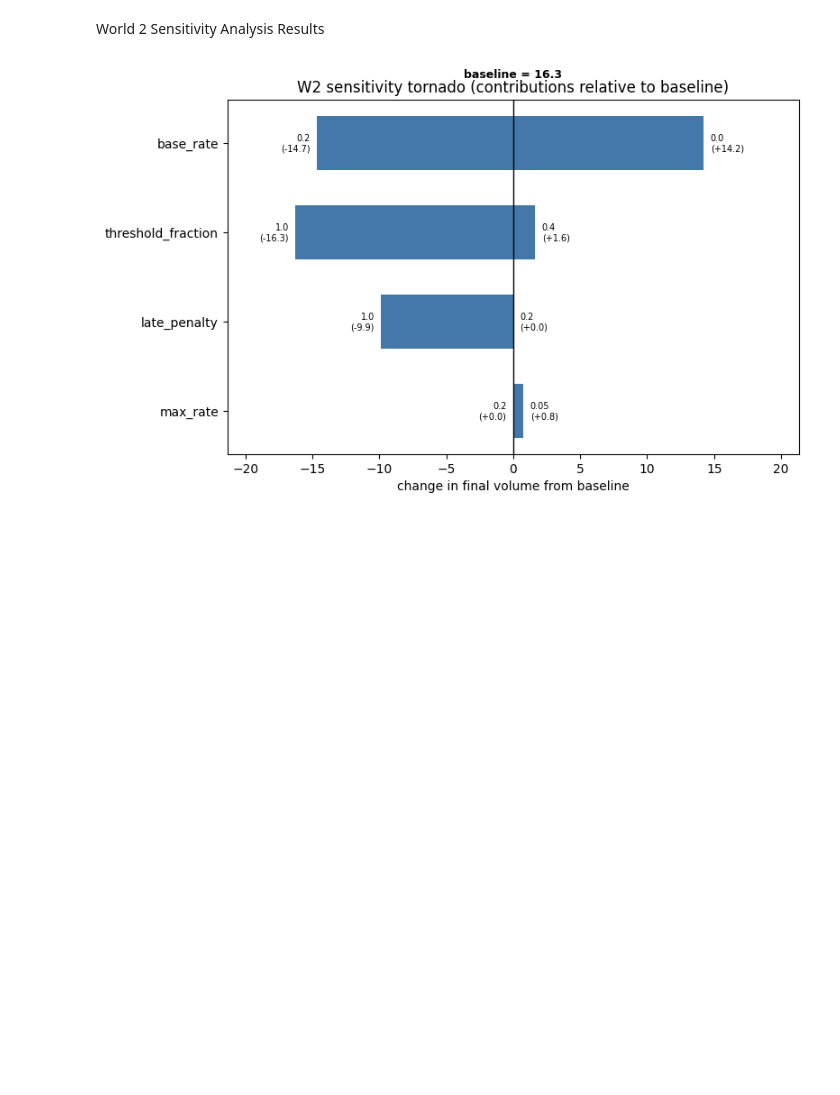
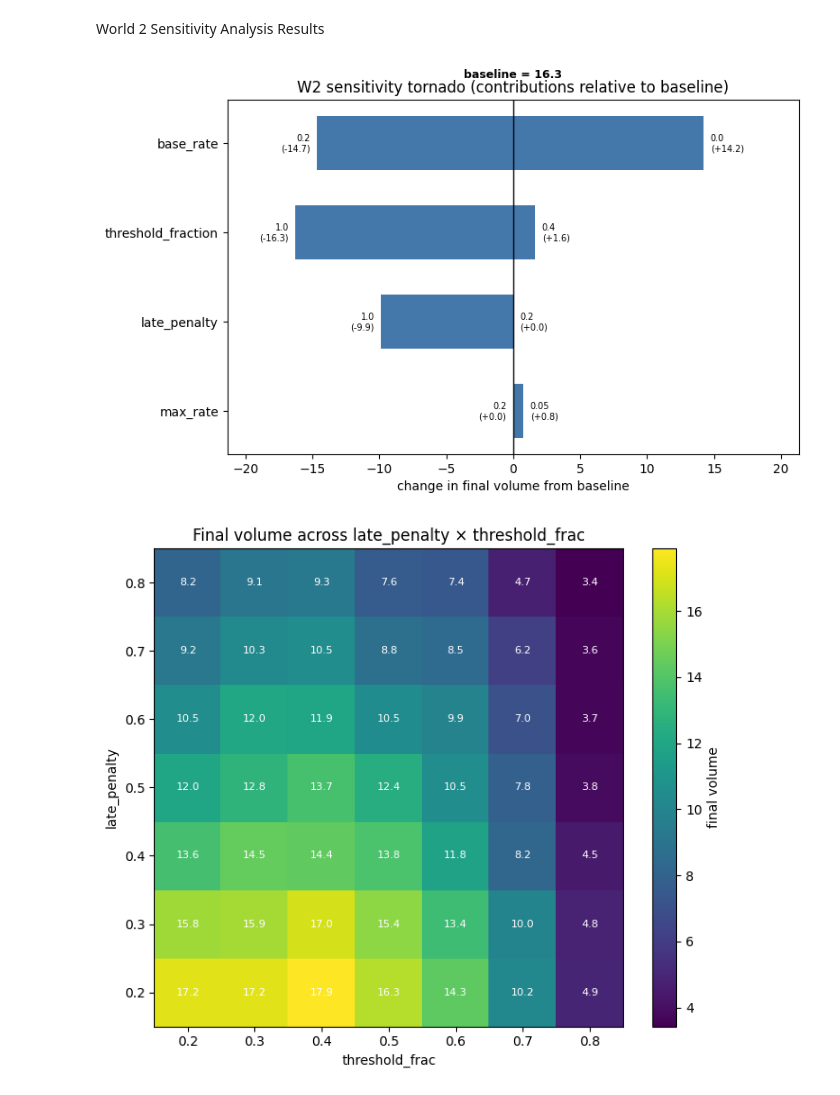
Before and after one commit to mg6090-ctrl/ccs-deployment-simulation, a Jupyter notebook: CCS_analysis.ipynb, the cells around one changed output. Saved outputs shown, nothing was run; the diff lists cells and outputs as text; code cells hidden in the pictures; blank space fills up the shorter version.

```diff
--- a/CCS_analysis.ipynb
+++ b/CCS_analysis.ipynb
@@ -311,6 +321,7 @@ def w2_plot_heatmap():
 World 2 Sensitivity Analysis Results
 # %%
 w2_plot_tornado()
-# w2_plot_heatmap()
+w2_plot_heatmap()
 # %% [output]
 [figure]
+[figure, added]
```
Also changed, not shown: parts of 7 cells of this notebook, 5 other files.
